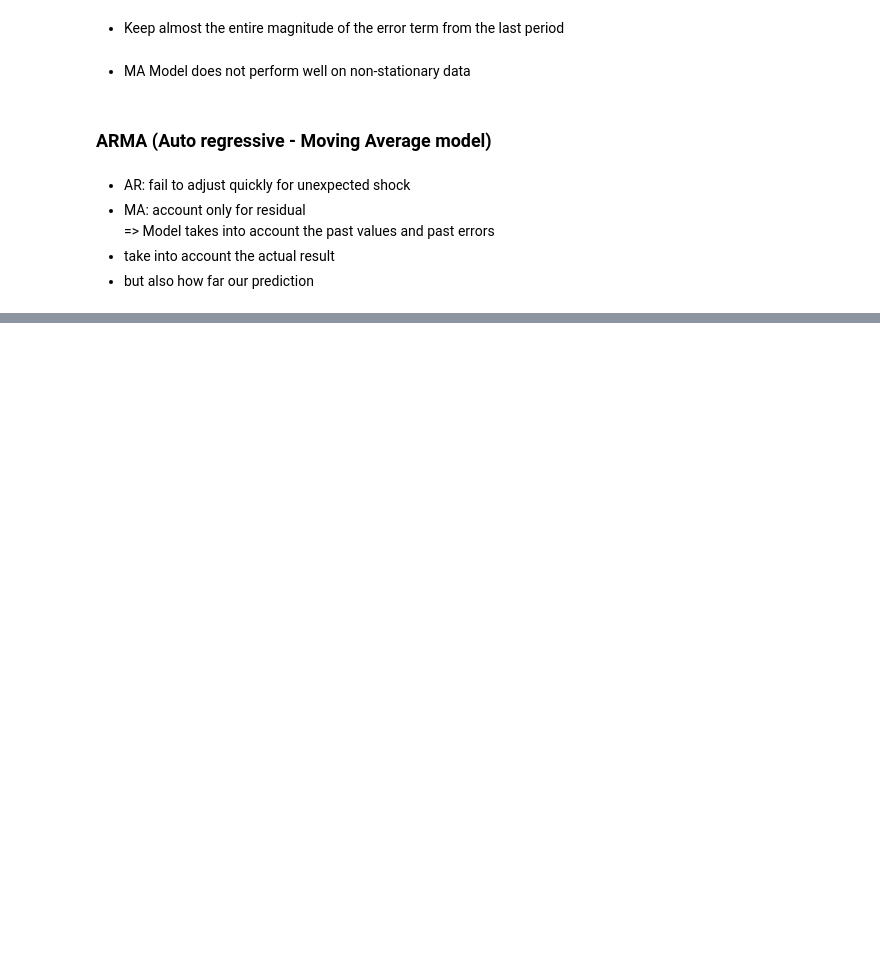
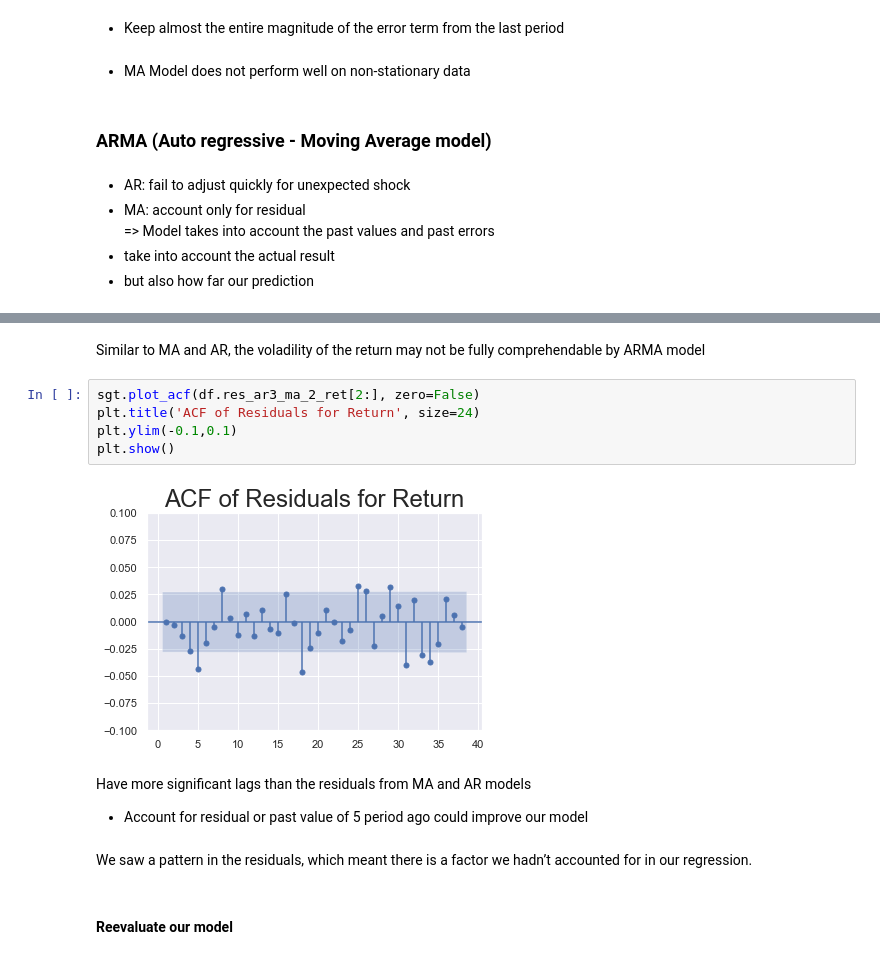
Before and after one commit to tnguyen7s/DataScience365-Notebooks, a Jupyter notebook: time series.ipynb, the cells around one changed output, grey strips where cells are left out. Drawn from its saved outputs; the diff is of its cells as text; blank space fills up the shorter version.

```diff
--- a/time series.ipynb
+++ b/time series.ipynb
@@ -1573,0 +1858,16 @@ Warnings:
+# %% [markdown]
+Similar to MA and AR,  the voladility of the return may not be fully comprehendable by ARMA model
+# %%
+sgt.plot_acf(df.res_ar3_ma_2_ret[2:], zero=False)
+plt.title('ACF of Residuals for Return', size=24)
+plt.ylim(-0.1,0.1)
+plt.show()
+# %% [output]
+[figure, added]
+# %% [markdown]
+Have more significant lags than the residuals from MA and AR models
+* Account for residual or past value of 5 period ago could improve our model
+# %% [markdown]
+We saw a pattern in the residuals, which meant there is a factor we hadn’t accounted for in our regression.
+# %% [markdown]
+#### Reevaluate our model
```
Also changed, not shown: parts of 193 cells of this notebook.
